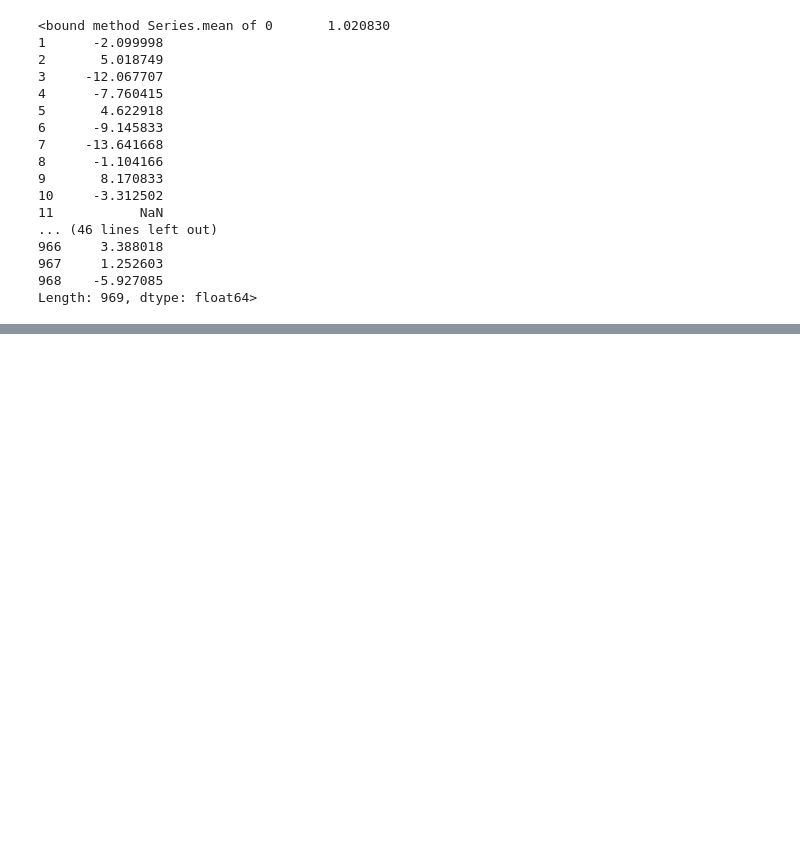
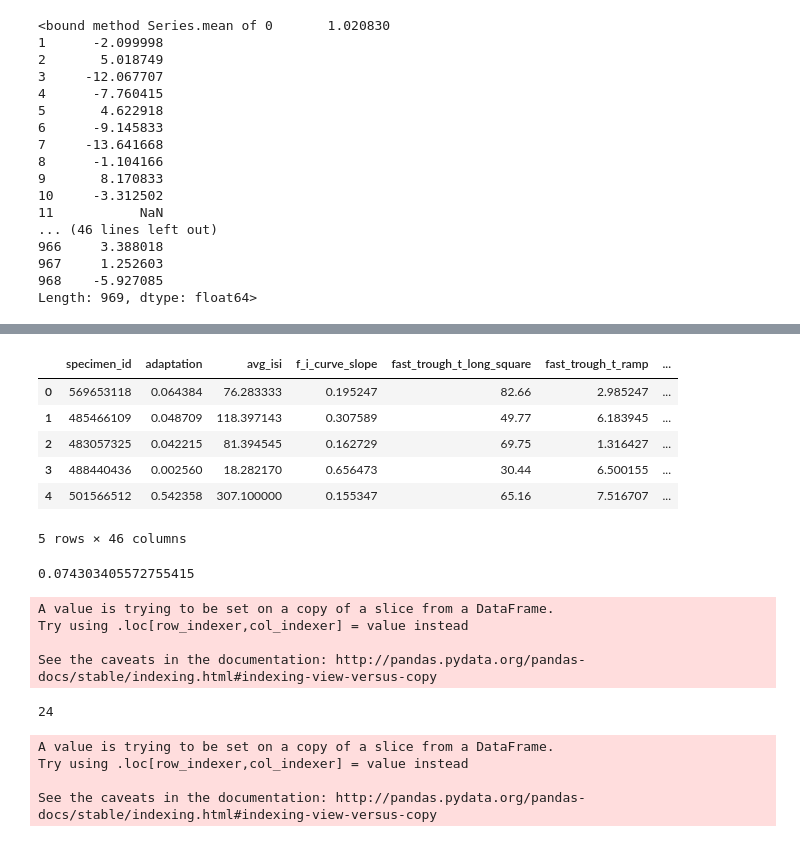
Before and after one commit to HyunsuLee/clustering_allen_neuron, a Jupyter notebook: Data_prep/revising_data.ipynb, the cells around one changed output, grey strips where cells are left out. Drawn from its saved outputs; the diff is of its cells as text; code cells hidden in the pictures; blank space fills up the shorter version.

```diff
--- a/Data_prep/revising_data.ipynb
+++ b/Data_prep/revising_data.ipynb
@@ -331,3 +516,6 @@ cre['trough_t_short_square']
 967    722.640000
 968    283.492000
 Name: trough_t_short_square, Length: 969, dtype: float64
+# %%
+cre['slow_trough_t_short_square'] = (cre['slow_trough_t_short_square']-1.02)*1000
+cre['slow_trough_t_short_square']
@@ -334,3 +552,5 @@ Name: trough_t_short_square, Length: 969, dtype: float64
+# %%
+cre = cre.drop(['slow_trough_v_short_square', 'slow_trough_t_short_square'], axis=1)
 # %%
 cre['threshold_t_long_square'] = (cre['threshold_t_long_square']-1.02)*1000
 cre['peak_t_long_square'] = (cre['peak_t_long_square']-1.02)*1000
@@ -450,0 +774,12 @@ memory usage: 325.6+ KB
+# %%
+cre = cre.drop(['E_tg_layer'], axis=1)
+# %%
+cre.head()
+# %% [output]
+|  | specimen_id | adaptation | avg_isi | f_i_curve_slope | fast_trough_t_long_square | fast_trough_t_ramp | ... |
+| 0 | 569653118 | 0.064384 | 76.283333 | 0.195247 | 82.66 | 2.985247 | ... |
+| 1 | 485466109 | 0.048709 | 118.397143 | 0.307589 | 49.77 | 6.183945 | ... |
+| 2 | 483057325 | 0.042215 | 81.394545 | 0.162729 | 69.75 | 1.316427 | ... |
+| 3 | 488440436 | 0.002560 | 18.282170 | 0.656473 | 30.44 | 6.500155 | ... |
+| 4 | 501566512 | 0.542358 | 307.100000 | 0.155347 | 65.16 | 7.516707 | ... |
+5 rows × 46 columns
@@ -450,0 +801,24 @@ memory usage: 325.6+ KB
+# %%
+Rbp4.mean()
+# %% [output]
+0.074303405572755415
+# %%
+L2 = cre[VISp2 & (Cux2 | Slc | Rbp4)]
+L2['L_tg'] = "L2tg"
+# %% [output]
+A value is trying to be set on a copy of a slice from a DataFrame.
+Try using .loc[row_indexer,col_indexer] = value instead
+
+See the caveats in the documentation: http://pandas.pydata.org/pandas-docs/stable/indexing.html#indexing-view-versus-copy
+# %%
+len(L2)
+# %% [output]
+24
+# %%
+L4 = cre[VISp4 & (Nr5a1 | Rbp4 | Rorb | ScnTg2 | ScnTg3)]
+L4['L_tg'] = "L4tg"
+# %% [output]
+A value is trying to be set on a copy of a slice from a DataFrame.
+Try using .loc[row_indexer,col_indexer] = value instead
+
+See the caveats in the documentation: http://pandas.pydata.org/pandas-docs/stable/indexing.html#indexing-view-versus-copy
```
Also changed, not shown: parts of 65 cells of this notebook, 4 other files.
